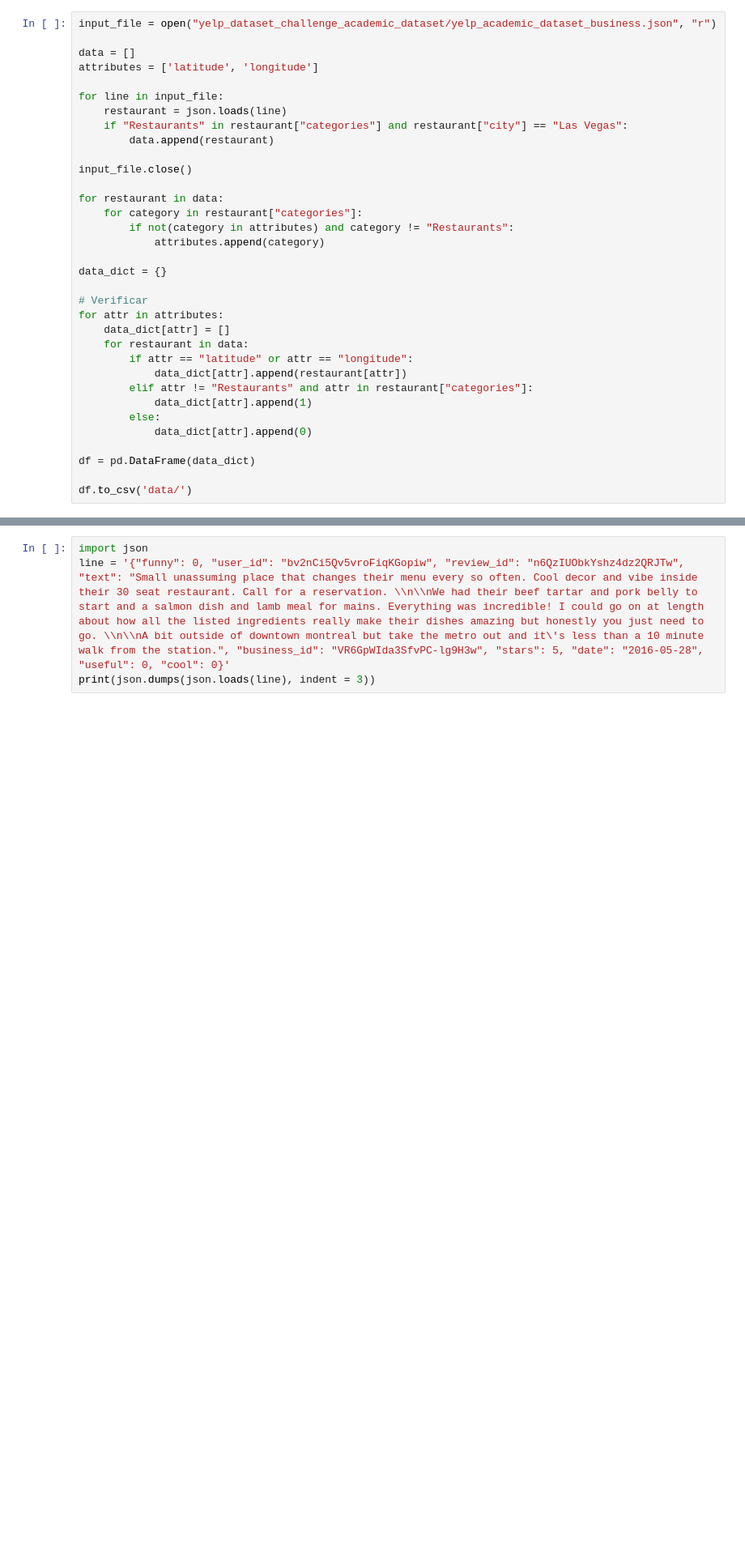
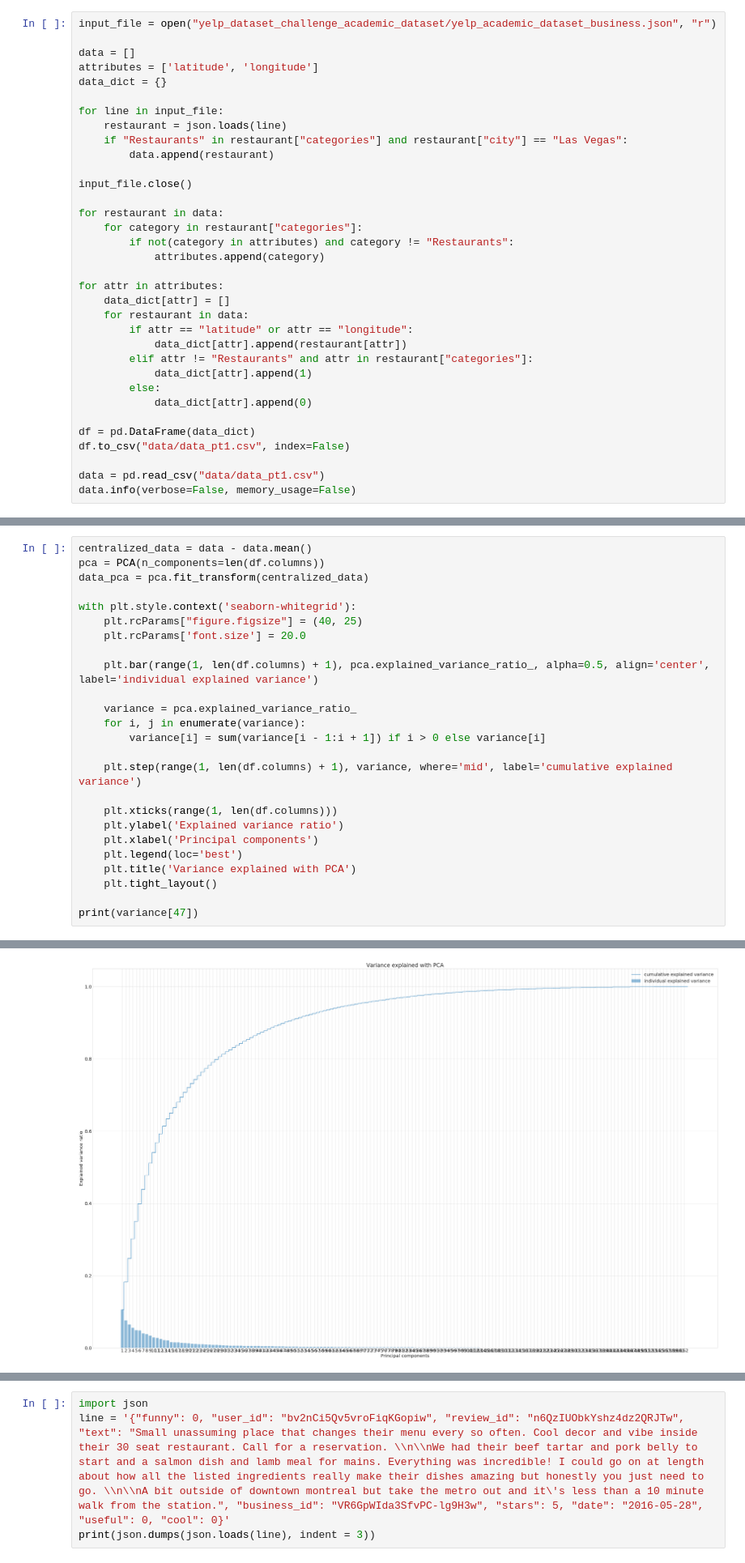
Before and after one commit to gaabrielfranco/data-mining-w1, a Jupyter notebook: w1.ipynb, the cells around one changed output, grey strips where cells are left out. Shown at 81% size. Cells and saved outputs as stored; diff of their text form; blank space fills up the shorter version.

```diff
--- a/w1.ipynb
+++ b/w1.ipynb
@@ -88,6 +105,7 @@ input_file = open("yelp_dataset_challenge_academic_dataset/yelp_academic_dataset
 
 data = []
 attributes = ['latitude', 'longitude']
+data_dict = {}
 
 for line in input_file:
     restaurant = json.loads(line)
@@ -101,9 +119,6 @@ for restaurant in data:
         if not(category in attributes) and category != "Restaurants":
             attributes.append(category)
 
-data_dict = {}
-
-# Verificar
 for attr in attributes:
     data_dict[attr] = []
     for restaurant in data:
@@ -115,6 +130,8 @@ for attr in attributes:
             data_dict[attr].append(0)
 
 df = pd.DataFrame(data_dict)
+df.to_csv("data/data_pt1.csv", index=False)
 
-df.to_csv('data/')
+data = pd.read_csv("data/data_pt1.csv")
+data.info(verbose=False, memory_usage=False)
 # %% [output]
@@ -121,0 +146,26 @@ df.to_csv('data/')
+# %%
+centralized_data = data - data.mean()
+pca = PCA(n_components=len(df.columns))
+data_pca = pca.fit_transform(centralized_data)
+
+with plt.style.context('seaborn-whitegrid'):
+    plt.rcParams["figure.figsize"] = (40, 25)
+    plt.rcParams['font.size'] = 20.0
+
+    plt.bar(range(1, len(df.columns) + 1), pca.explained_variance_ratio_, alpha=0.5, align='center', label='individual explained variance')
+
+    variance = pca.explained_variance_ratio_
+    for i, j in enumerate(variance):
+        variance[i] = sum(variance[i - 1:i + 1]) if i > 0 else variance[i]
+
+    plt.step(range(1, len(df.columns) + 1), variance, where='mid', label='cumulative explained variance')
+
+    plt.xticks(range(1, len(df.columns)))
+    plt.ylabel('Explained variance ratio')
+    plt.xlabel('Principal components')
+    plt.legend(loc='best')
+    plt.title('Variance explained with PCA')
+    plt.tight_layout()
+
+print(variance[47])
+# %% [output]
@@ -121,0 +173 @@ df.to_csv('data/')
+[figure, added]
```
Also changed, not shown: parts of 8 cells of this notebook, 1 other file.
